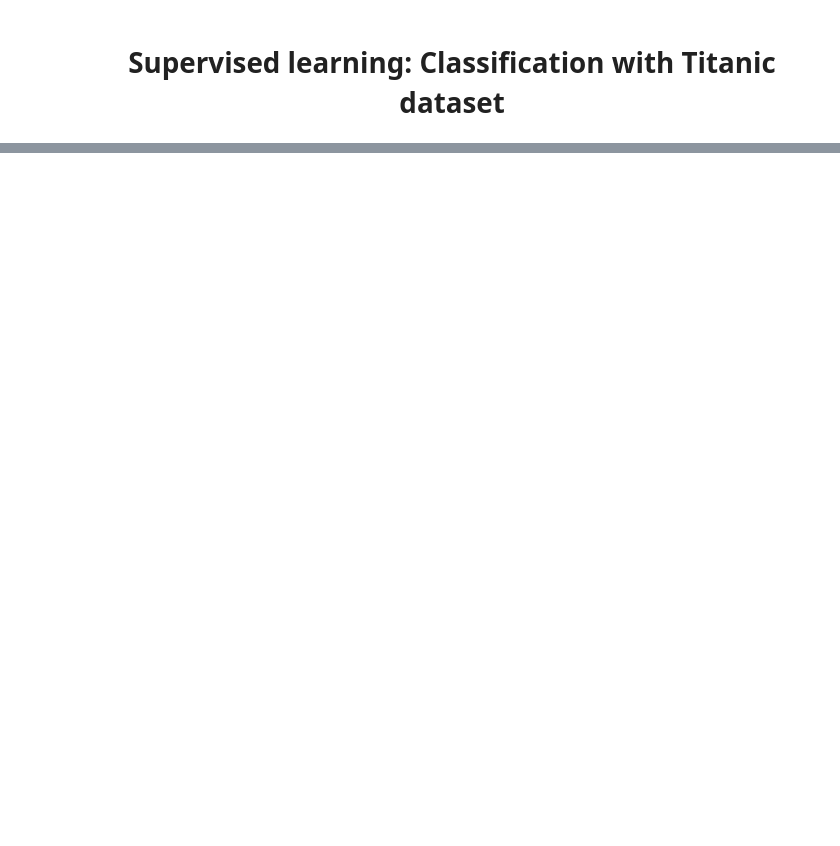
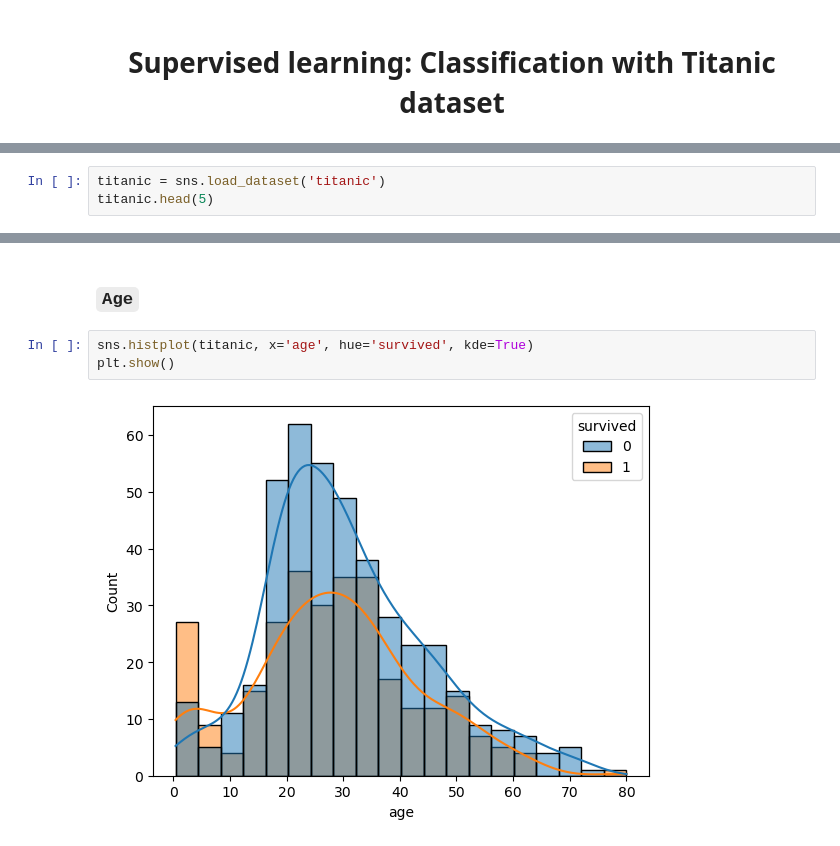
Before and after one commit to honghanhh/py40a12l2, a Jupyter notebook: lectures/lecture4/titanic.ipynb, the cells around one changed output, grey strips where cells are left out. Saved outputs shown, nothing was run; the diff lists cells and outputs as text; blank space fills up the shorter version.

```diff
--- a/lectures/lecture4/titanic.ipynb
+++ b/lectures/lecture4/titanic.ipynb
@@ -30,0 +36,3 @@
+# %%
+titanic = sns.load_dataset('titanic')
+titanic.head(5)
@@ -30,0 +85,7 @@
+# %% [markdown]
+### `Age`
+# %%
+sns.histplot(titanic, x='age', hue='survived', kde=True)
+plt.show()
+# %% [output]
+[figure, added]
```
Also changed, not shown: parts of 36 cells of this notebook.
